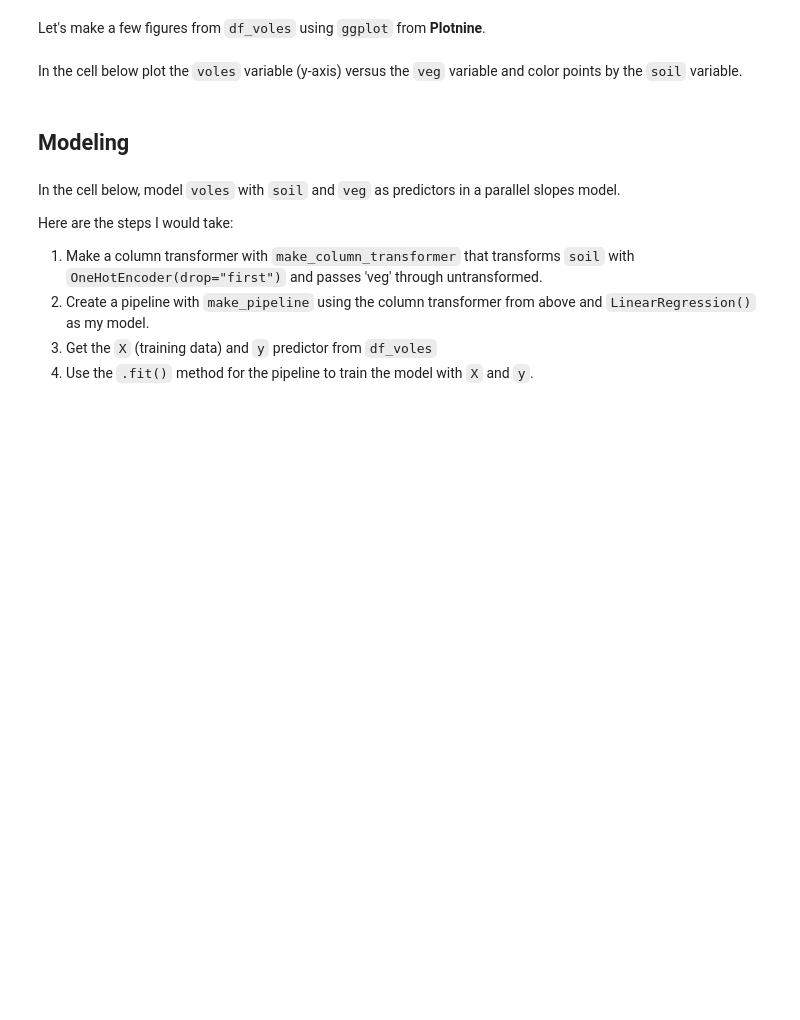
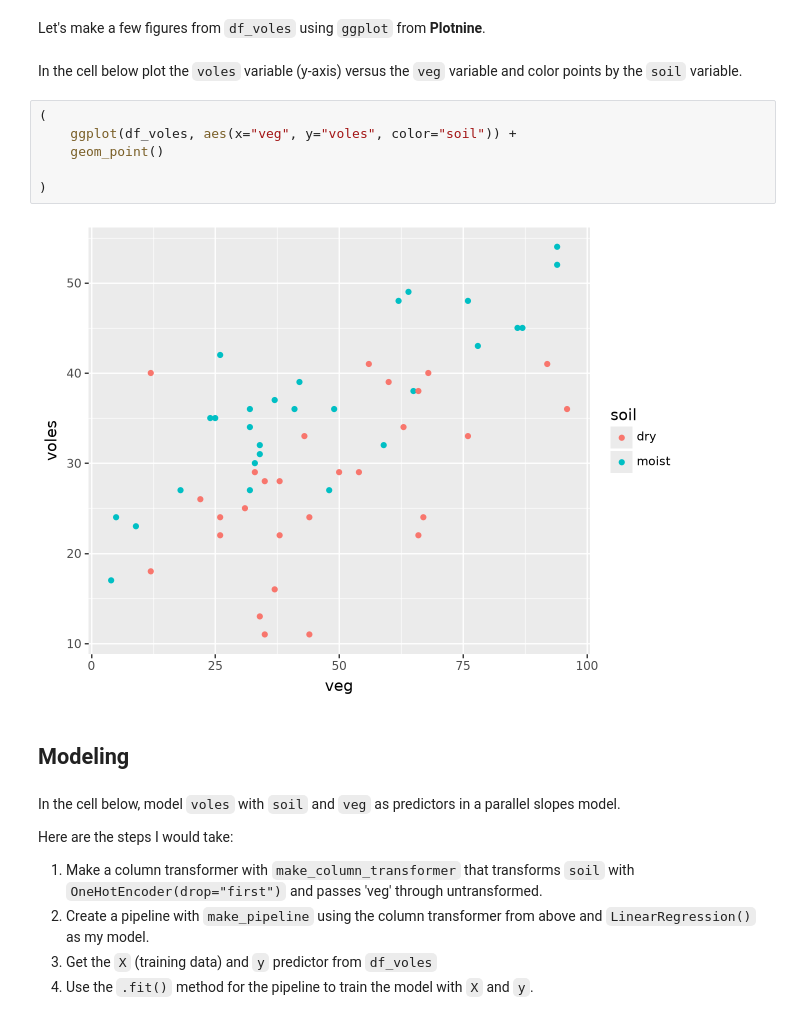
Before and after one commit to Rene-Ngong-N/a05, a Jupyter notebook: assignment6.ipynb, the cells around one changed output. Cells and saved outputs as stored; diff of their text form; blank space fills up the shorter version.

```diff
--- a/assignment6.ipynb
+++ b/assignment6.ipynb
@@ -43,6 +49,14 @@ The data contains the variables:
 Let's make a few figures from `df_voles` using `ggplot` from **Plotnine**.
 # %% [markdown]
 In the cell below plot the `voles` variable (y-axis) versus the `veg` variable and color points by the `soil` variable.
+# %%
+(
+    ggplot(df_voles, aes(x="veg", y="voles", color="soil")) +
+    geom_point()
+
+)
+# %% [output]
+[figure, added]
 # %% [markdown]
 ## Modeling
 # %% [markdown]
```
Also changed, not shown: parts of 10 cells of this notebook.
